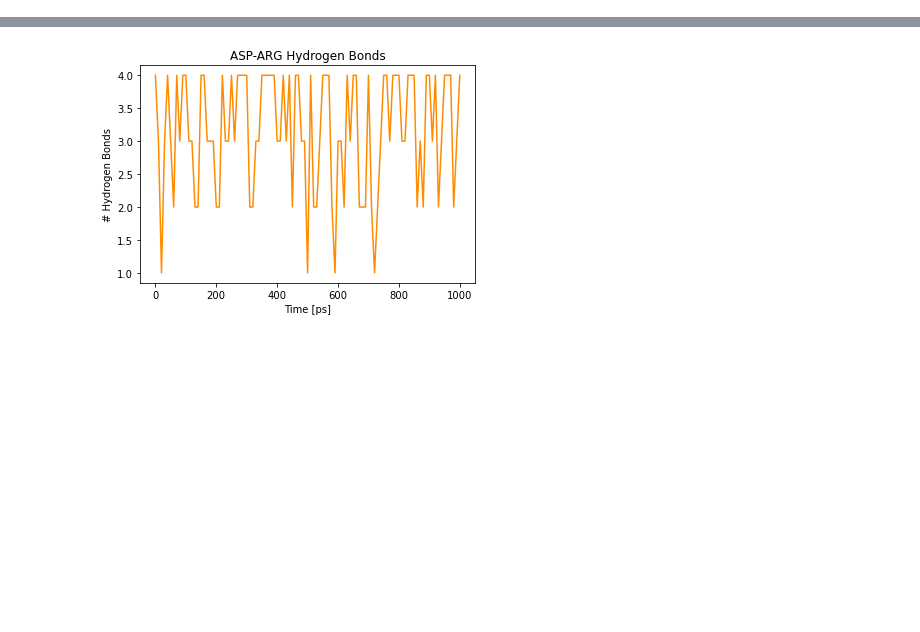
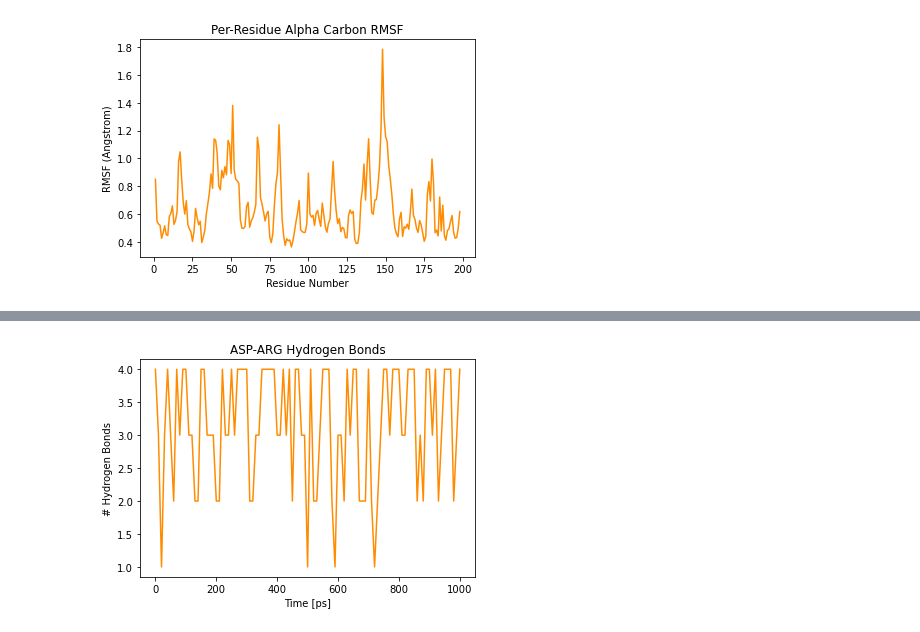
Before and after one commit to bigginlab/OxCompBio, a Jupyter notebook: tutorials/MD/04_Trajectory_Analysis_Solutions.ipynb, the cells around one changed output, grey strips where cells are left out. Cells and saved outputs as stored; diff of their text form; code cells hidden in the pictures; blank space fills up the shorter version.

```diff
--- a/tutorials/MD/04_Trajectory_Analysis_Solutions.ipynb
+++ b/tutorials/MD/04_Trajectory_Analysis_Solutions.ipynb
@@ -244,0 +232,24 @@ We can analyse the trajectory and monitor the stability of these interactions wi
+# %%
+from MDAnalysis.analysis.rms import RMSF as rmsf
+
+# Define again the simulation universe, using however the renumbered .gro file that you had generated earlier
+protein = MDAnalysis.Universe(f"{path}/em.gro", f"{path}/md_fit.xtc")
+
+# Reset the trajectory to the first frame
+protein.trajectory[0]
+
+# We will need to select the alpha Carbons only
+calphas = protein.select_atoms("name CA")
+
+# Compute the RMSF of alpha carbons. Omit the first 20 frames,
+# assuming that the system needs this amount of time (200 ps) to equilibrate
+rmsf_calc = rmsf(calphas, verbose=True).run(start=20)
+
+# Plot the RMSF
+pyplot.plot(calphas.resindices+1, rmsf_calc.rmsf, color='darkorange' )
+pyplot.title("Per-Residue Alpha Carbon RMSF")
+pyplot.xlabel("Residue Number")
+pyplot.ylabel("RMSF (Angstrom)")
+pyplot.show()
+# %% [output]
+[figure, added]
```
Also changed, not shown: parts of 55 cells of this notebook.
